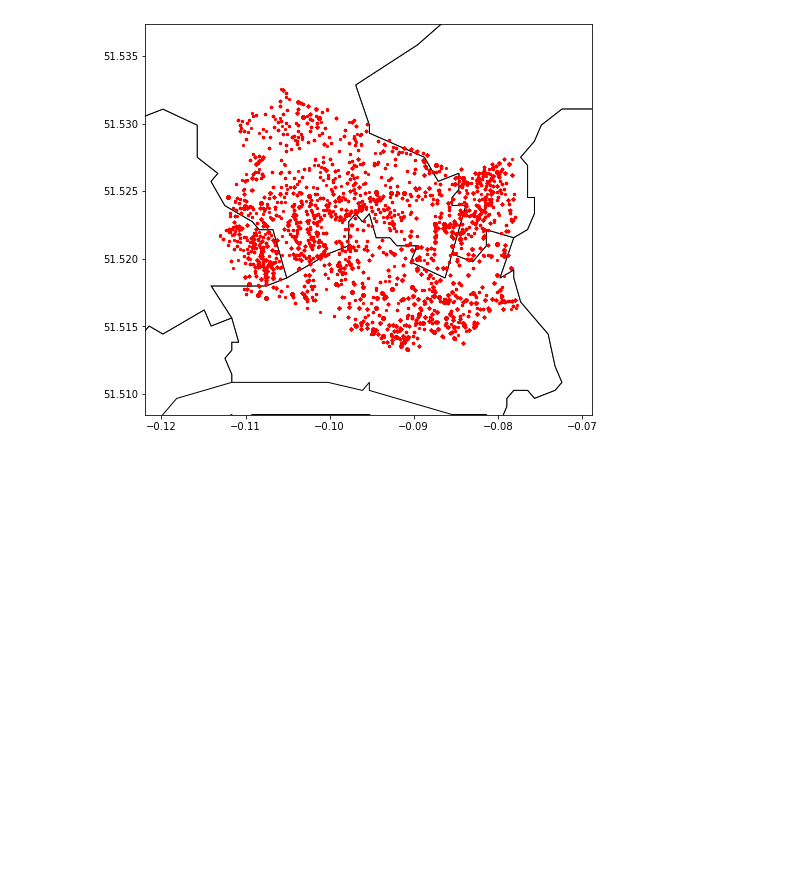
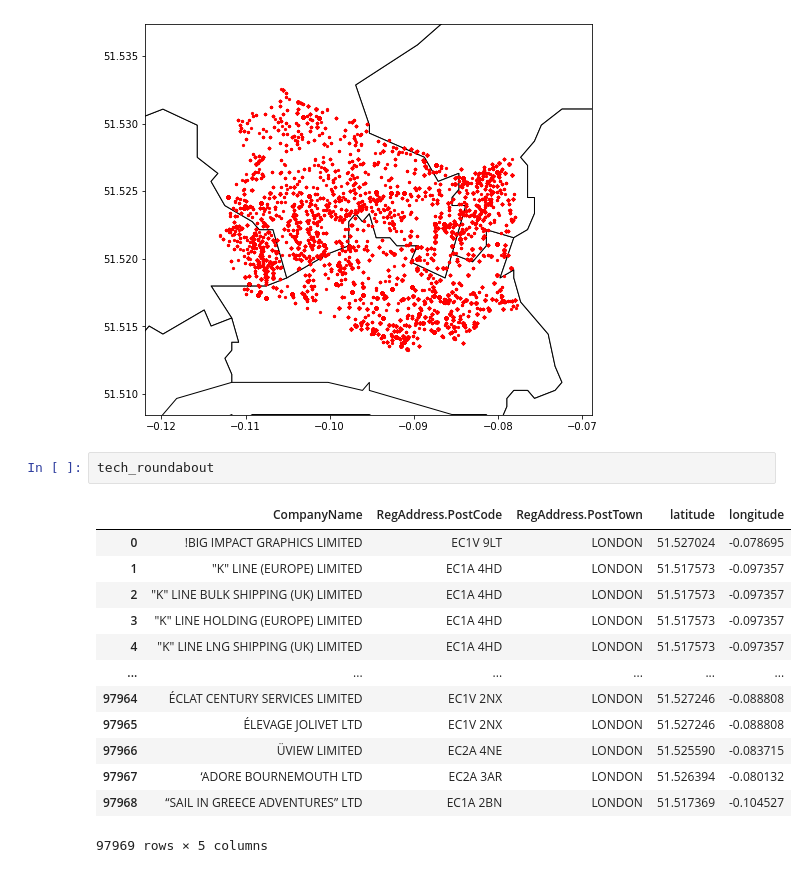
Before and after one commit to AnushaGooda/Data_Viz_FTP, a Jupyter notebook: scripts/visualization/geospatial exploration.ipynb, the cells around one changed output. Drawn from its saved outputs; the diff is of its cells as text; blank space fills up the shorter version.

```diff
--- a/scripts/visualization/geospatial exploration.ipynb
+++ b/scripts/visualization/geospatial exploration.ipynb
@@ -147,3 +162,19 @@ ax.set_ylim(ylim)
 plt.show()
 # %% [output]
 [figure]
+# %%
+tech_roundabout
+# %% [output]
+|  | CompanyName | RegAddress.PostCode | RegAddress.PostTown | latitude | longitude |
+| 0 | !BIG IMPACT GRAPHICS LIMITED | EC1V 9LT | LONDON | 51.527024 | -0.078695 |
+| 1 | "K" LINE (EUROPE) LIMITED | EC1A 4HD | LONDON | 51.517573 | -0.097357 |
+| 2 | "K" LINE BULK SHIPPING (UK) LIMITED | EC1A 4HD | LONDON | 51.517573 | -0.097357 |
+| 3 | "K" LINE HOLDING (EUROPE) LIMITED | EC1A 4HD | LONDON | 51.517573 | -0.097357 |
+| 4 | "K" LINE LNG SHIPPING (UK) LIMITED | EC1A 4HD | LONDON | 51.517573 | -0.097357 |
+| ... | ... | ... | ... | ... | ... |
+| 97964 | ÉCLAT CENTURY SERVICES LIMITED | EC1V 2NX | LONDON | 51.527246 | -0.088808 |
+| 97965 | ÉLEVAGE JOLIVET LTD | EC1V 2NX | LONDON | 51.527246 | -0.088808 |
+| 97966 | ÜVIEW LIMITED | EC2A 4NE | LONDON | 51.525590 | -0.083715 |
+| 97967 | ‘ADORE BOURNEMOUTH LTD | EC2A 3AR | LONDON | 51.526394 | -0.080132 |
+| 97968 | “SAIL IN GREECE ADVENTURES” LTD | EC1A 2BN | LONDON | 51.517369 | -0.104527 |
+97969 rows × 5 columns
```
Also changed, not shown: parts of 4 cells of this notebook, 1 other file.
